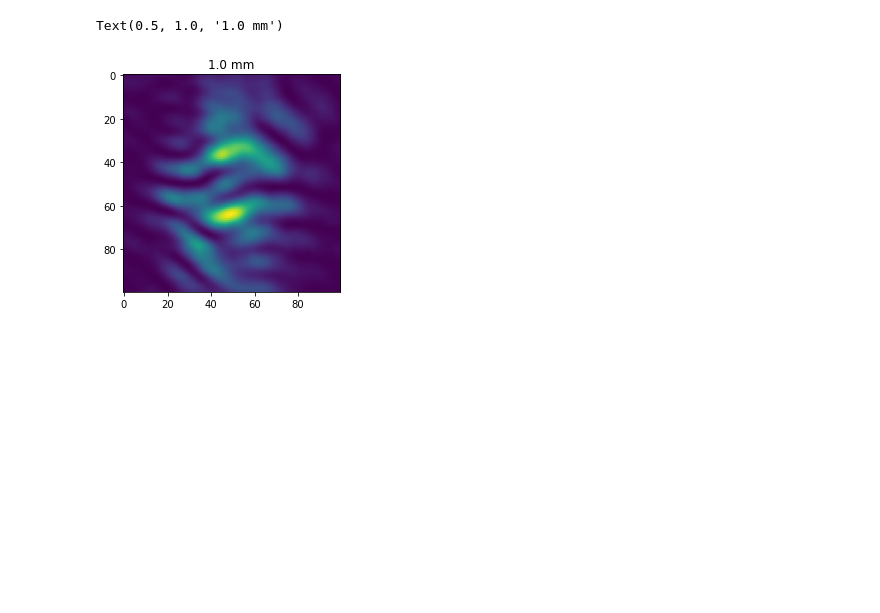
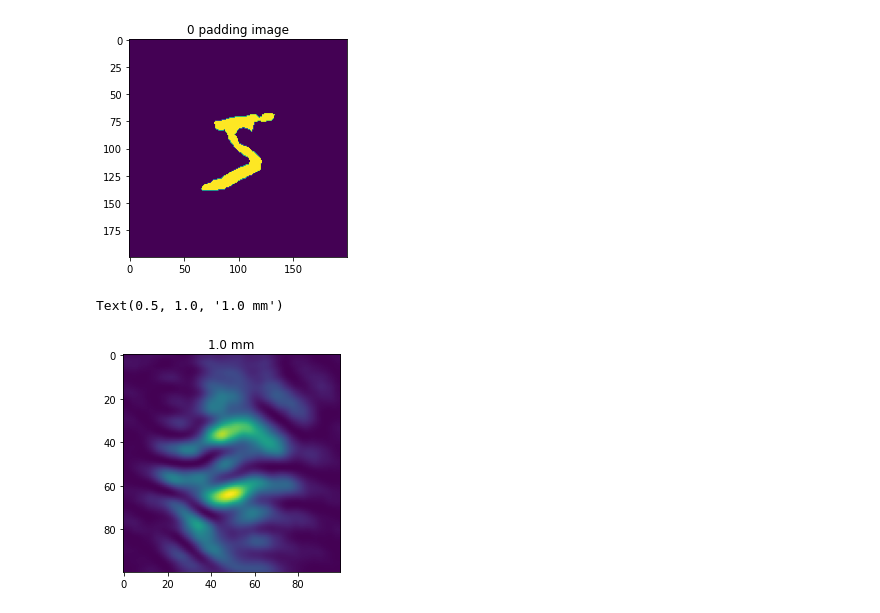
Before and after one commit to fftakumi/MOD2NNQ, a Jupyter notebook: Answer/Q6.ipynb, the cells around one changed output. Cells and saved outputs as stored; diff of their text form; code cells hidden in the pictures; blank space fills up the shorter version.

```diff
--- a/Answer/Q6.ipynb
+++ b/Answer/Q6.ipynb
@@ -8,17 +8,22 @@ def rect(x):
 # %%
 pix_size = 1.0e-6
 width = 100
 height = 100
 z = 1.0e-3
 wavelength = 633.0e-9
 k = 2 * np.pi / wavelength
 
 data = np.loadtxt("../Questions/data/5.csv")
 pad_width = math.ceil(data.shape[1]/2)
 pad_height = math.ceil(data.shape[0]/2)
 padded = np.pad(data, [[pad_height, pad_height],[pad_width, pad_width]])
 padded_width = padded.shape[1]
 padded_height = padded.shape[0]
+plt.imshow(padded)
+plt.title("0 padding image")
+plt.savefig("../Questions/images/Q6_6.png")
+# %% [output]
+[figure, added]
 # %%
 fft_image = np.fft.fft2(padded)
 u = np.fft.fftfreq(padded_width, pix_size)
```
Also changed, not shown: 3 other files.
